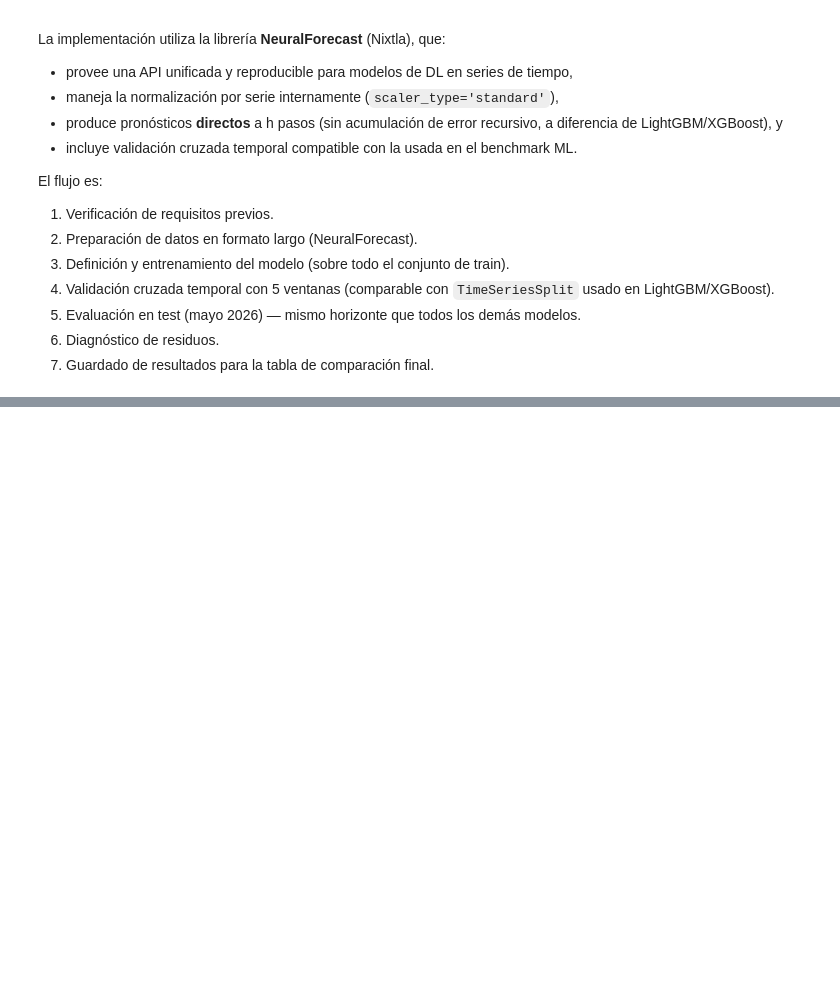
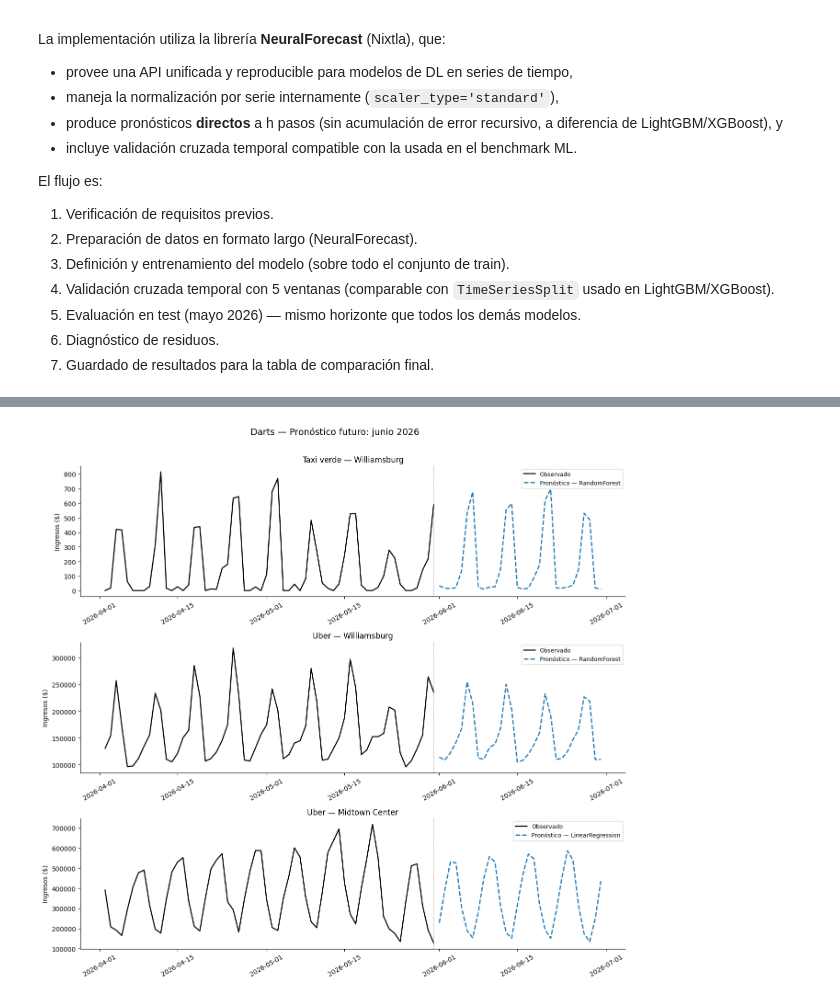
Before and after one commit to keivernunez/analisis_series_temporales_austral, a Jupyter notebook: TP2/AST_Script_TP2_Grupo2.ipynb, the cells around one changed output, grey strips where cells are left out. Saved outputs shown, nothing was run; the diff lists cells and outputs as text; code cells hidden in the pictures; blank space fills up the shorter version.

```diff
--- a/TP2/AST_Script_TP2_Grupo2.ipynb
+++ b/TP2/AST_Script_TP2_Grupo2.ipynb
@@ -3271,0 +4618,56 @@ Variables disponibles para la sección de comparación:
+# %%
+fig, axes = plt.subplots(
+    len(COLUMNAS_ORIGINALES),
+    1,
+    figsize=(13, 12)
+)
+
+fig.suptitle(
+    'Darts — Pronóstico futuro: junio 2026',
+    fontsize=14,
+    y=1.01
+)
+
+for ax, (serie, titulo) in zip(
+    axes,
+    COLUMNAS_ORIGINALES.items()
+):
+
+    pred = predicciones_darts_futuro[serie]
+
+    # Últimos 60 días observados como contexto
+    historico = df[serie].iloc[-60:]
+
+    ax.plot(
+        historico.index,
+        historico.values,
+        label='Observado',
+        color='black',
+        lw=1.7
+    )
+
+    ax.plot(
+        pred.index,
+        pred.values,
+        label=f'Pronóstico — {MODELO_DARTS_POR_SERIE[serie]}',
+        linestyle='--',
+        lw=1.9
+    )
+
+    ax.axvline(
+        df.index.max(),
+        linestyle=':',
+        color='gray',
+        lw=1.2
+    )
+
+    ax.set_title(titulo)
+    ax.set_ylabel('Ingresos ($)')
+    ax.legend(fontsize=9)
+    ax.tick_params(axis='x', rotation=30)
+    ax.spines[['top', 'right']].set_visible(False)
+
+plt.tight_layout()
+plt.show()
+# %% [output]
+[figure, added]
```
Also changed, not shown: parts of 99 cells of this notebook.
